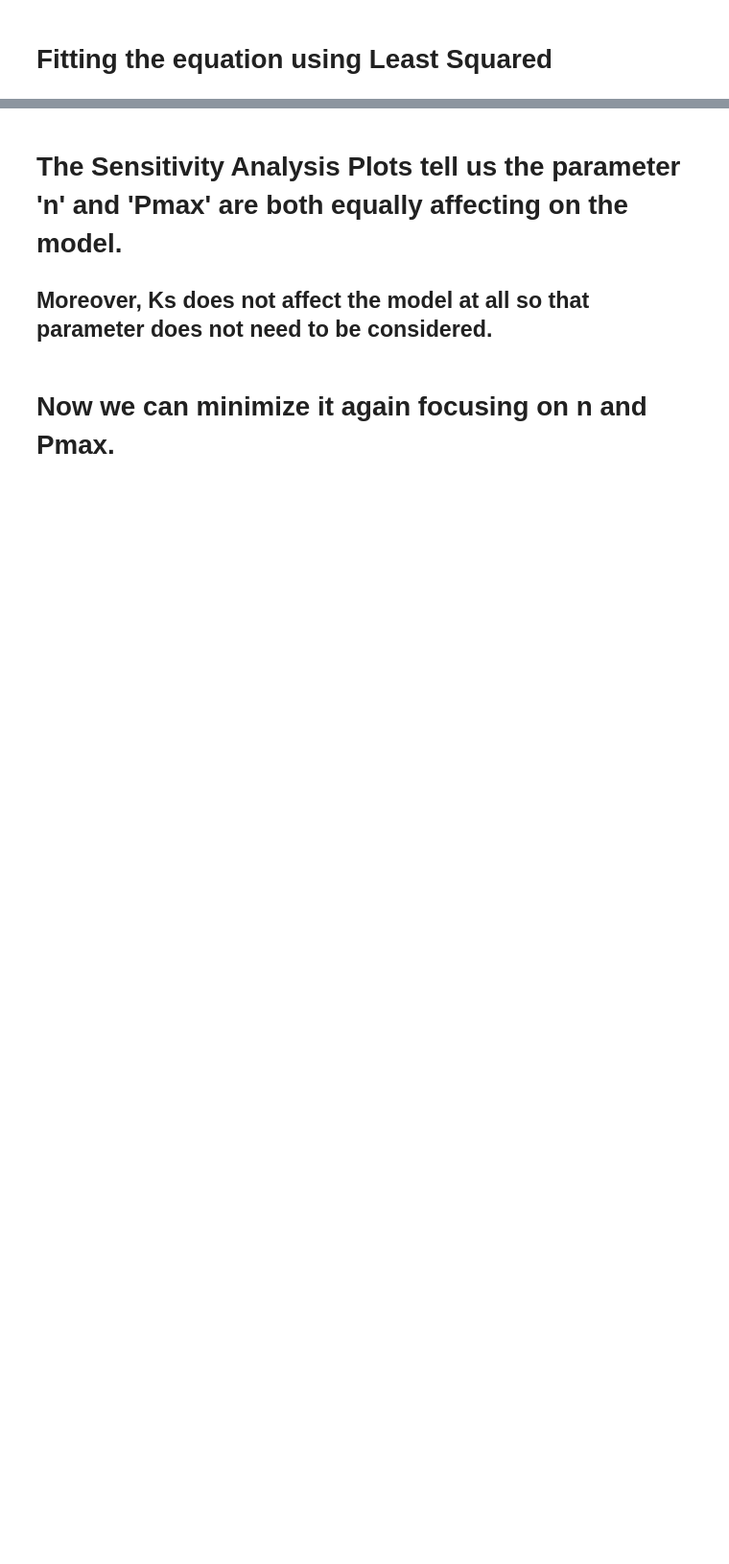
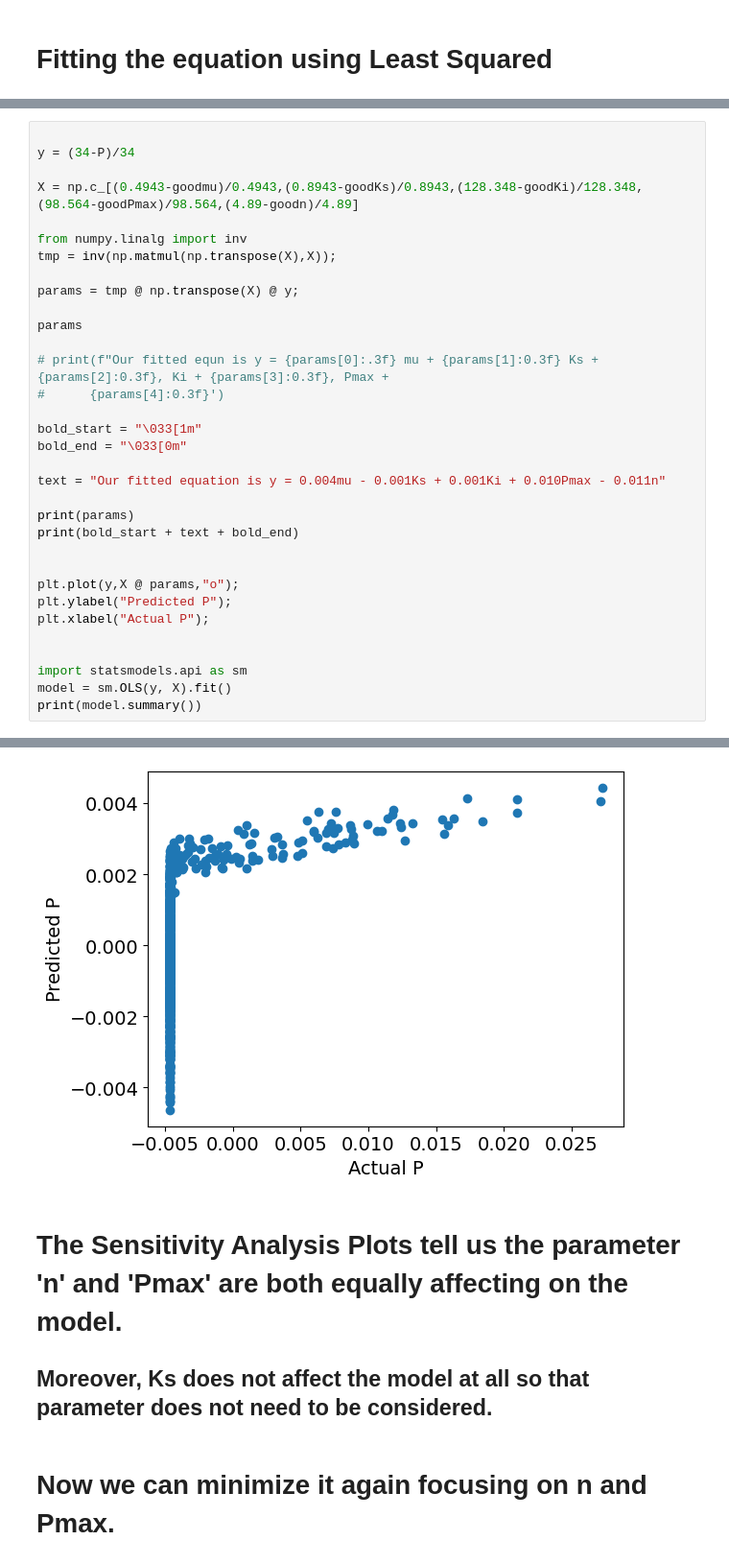
Before and after one commit to ashaheer1/Project-2, a Jupyter notebook: Project 2.ipynb, the cells around one changed output, grey strips where cells are left out. Shown at 96% size. Saved outputs shown, nothing was run; the diff lists cells and outputs as text; blank space fills up the shorter version.

```diff
--- a/Project 2.ipynb
+++ b/Project 2.ipynb
@@ -1463,0 +1403,34 @@ ValueError: matmul: Input operand 1 has a mismatch in its core dimension 0, with
+# %%
+
+y = (34-P)/34
+
+X = np.c_[(0.4943-goodmu)/0.4943,(0.8943-goodKs)/0.8943,(128.348-goodKi)/128.348,(98.564-goodPmax)/98.564,(4.89-goodn)/4.89]
+
+from numpy.linalg import inv
+tmp = inv(np.matmul(np.transpose(X),X));
+
+params = tmp @ np.transpose(X) @ y;
+
+params
+
+# print(f"Our fitted equn is y = {params[0]:.3f} mu + {params[1]:0.3f} Ks + {params[2]:0.3f}, Ki + {params[3]:0.3f}, Pmax +
+#      {params[4]:0.3f}')
+
+bold_start = "\033[1m"
+bold_end = "\033[0m"
+
+text = "Our fitted equation is y = 0.004mu - 0.001Ks + 0.001Ki + 0.010Pmax - 0.011n"
+
+print(params)
+print(bold_start + text + bold_end)
+
+
+plt.plot(y,X @ params,"o");
+plt.ylabel("Predicted P");
+plt.xlabel("Actual P");
+
+
+import statsmodels.api as sm
+model = sm.OLS(y, X).fit()
+print(model.summary())
+# %% [output]
@@ -1464,3 +1454,4 @@ ValueError: matmul: Input operand 1 has a mismatch in its core dimension 0, with
+[figure, added]
 # %% [markdown]
 # The Sensitivity Analysis Plots tell us the parameter 'n' and 'Pmax' are both equally affecting on the model.
 
```
Also changed, not shown: parts of 11 cells of this notebook.
